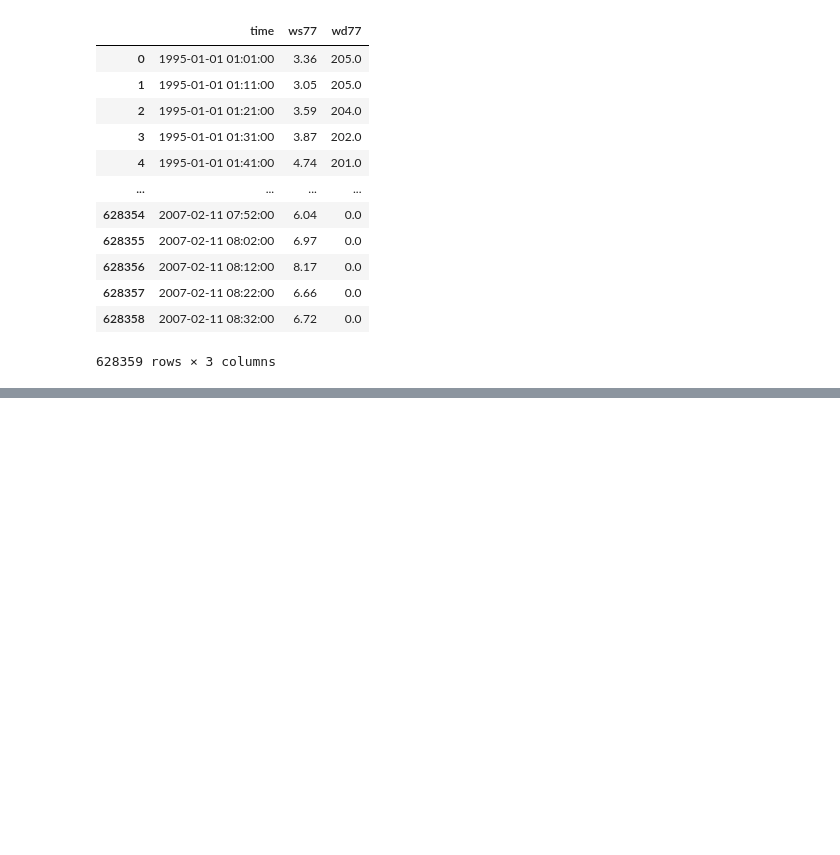
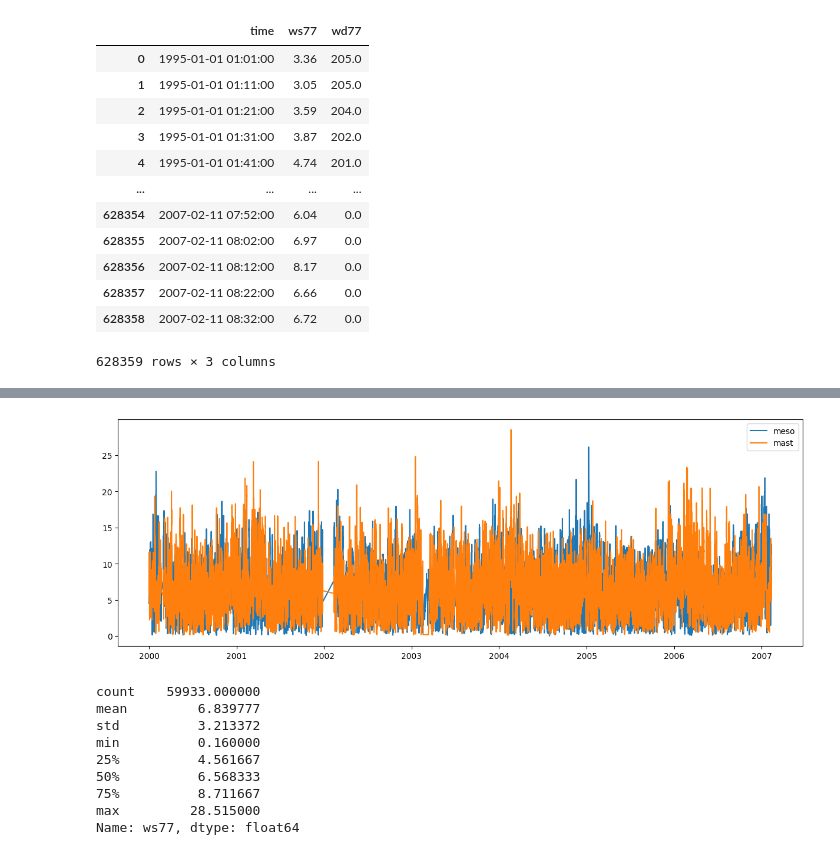
Before and after one commit to dragoselul/MAL1, a Jupyter notebook: Assignment-3/3. Vestas - Predicting Wind Speed.ipynb, the cells around one changed output, grey strips where cells are left out. Drawn from its saved outputs; the diff is of its cells as text; code cells hidden in the pictures; blank space fills up the shorter version.

```diff
--- a/Assignment-3/3. Vestas - Predicting Wind Speed.ipynb
+++ b/Assignment-3/3. Vestas - Predicting Wind Speed.ipynb
@@ -152,0 +172,3 @@ df_mast
+# %%
+df_mast['time'] = df_mast['time'].apply(lambda x: x - pd.DateOffset(hours=2) if x.month > 3 and x.month <= 11 else x - pd.DateOffset(hours=1))
+df_mast
@@ -152,0 +189,48 @@ df_mast
+# %%
+df_meso = df_meso.dropna()
+df_mast = df_mast.dropna()
+# %%
+df_mast = df_mast.set_index('time')
+
+def circular_mean(angles):
+    #converting to radians to work with numpy
+    angles = np.deg2rad(angles)
+    sin_sum = np.sum(np.sin(angles))
+    cos_sum = np.sum(np.cos(angles))
+    mean_angle = np.arctan2(sin_sum, cos_sum)
+    #converting back to degrees
+    mean_angle = np.rad2deg(mean_angle)
+
+    return mean_angle
+
+resampled_ws77 = df_mast['ws77'].resample('1h').mean()
+resampled_wd77 = df_mast["wd77"].resample('1h').apply(circular_mean)
+
+resampled_mast = pd.DataFrame({"ws77": resampled_ws77, "wd77": resampled_wd77})
+# %%
+df_joined = resampled_mast.join(df_meso.set_index('TIMESTAMP'), how='inner')
+df_joined['time'] = df_joined.index
+df_joined['spring'] = df_joined['time'].dt.month.between(3, 5, inclusive='both').astype(int)
+df_joined['summer'] = df_joined['time'].dt.month.between(6, 8, inclusive='both').astype(int)
+df_joined['fall'] = df_joined['time'].dt.month.between(9, 11, inclusive='both').astype(int)
+df_joined['winter'] = ((df_joined['time'].dt.month >= 12) | (df_joined['time'].dt.month <= 2)).astype(int)
+df_joined = df_joined.drop(columns=['time'])
+df_joined = df_joined.dropna()
+# %%
+plt.figure(figsize=(15, 5))
+plt.plot(df_joined['WSP080'], label='meso')
+plt.plot(df_joined['ws77'], label='mast')
+plt.legend()
+plt.show()
+df_joined['ws77'].describe()
+# %% [output]
+[figure, added]
+count    59933.000000
+mean         6.839777
+std          3.213372
+min          0.160000
+25%          4.561667
+50%          6.568333
+75%          8.711667
+max         28.515000
+Name: ws77, dtype: float64
```
Also changed, not shown: parts of 14 cells of this notebook.
